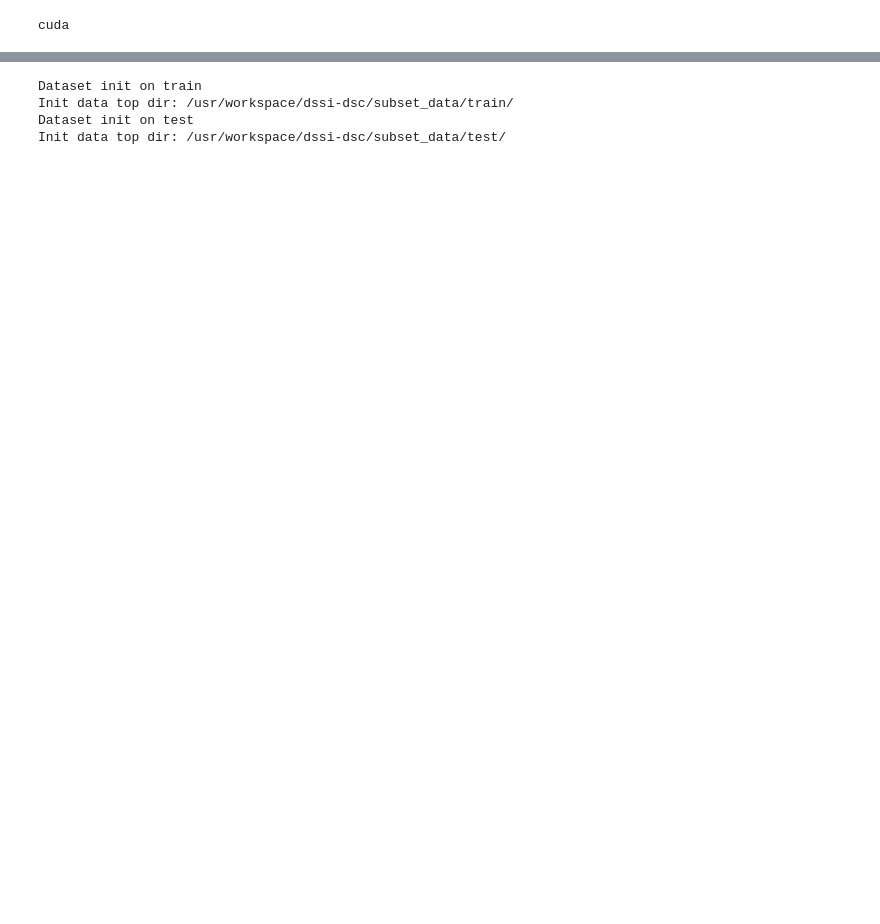
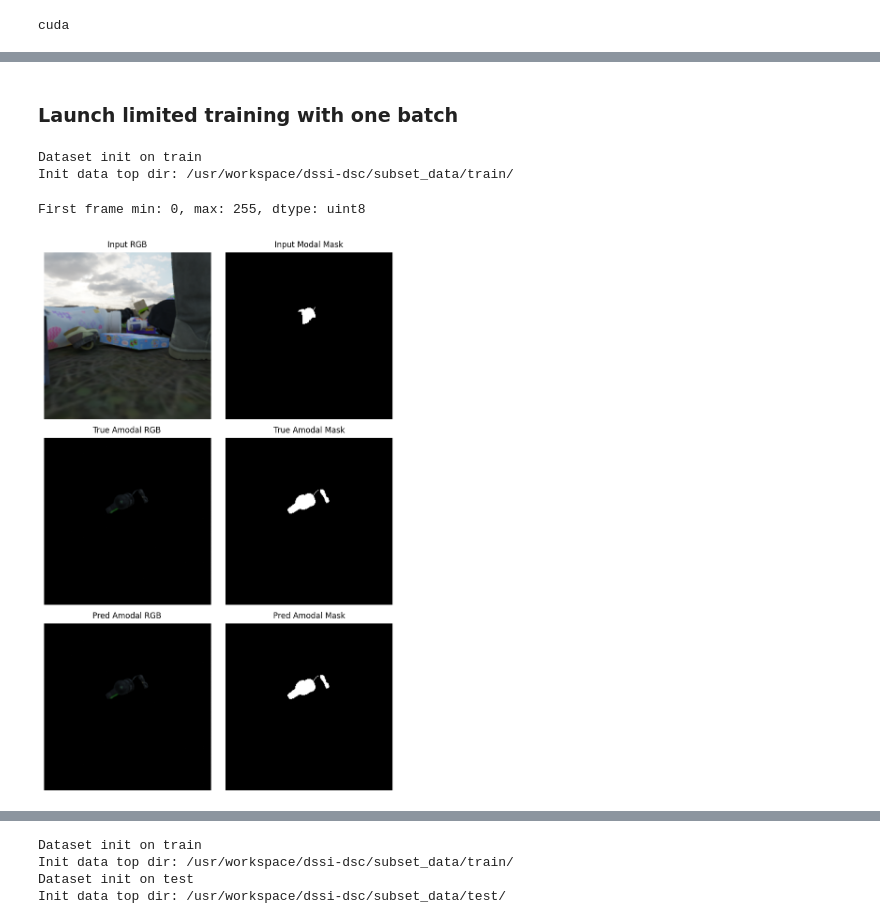
Before and after one commit to campbell108/groupj_llnl, a Jupyter notebook: notebooks/task2/task2_1_unet_lstm.ipynb, the cells around one changed output, grey strips where cells are left out. Saved outputs shown, nothing was run; the diff lists cells and outputs as text; code cells hidden in the pictures; blank space fills up the shorter version.

Commit message:
training tests for Unet+LSTM

```diff
--- a/notebooks/task2/task2_1_unet_lstm.ipynb
+++ b/notebooks/task2/task2_1_unet_lstm.ipynb
@@ -924,3 +1359,54 @@ Wed Jul 16 10:41:30 2025
 ROOT_PATH = "/Users/marcou1/Library/CloudStorage/OneDrive-LLNL/DSSI/DataSciChallenge/data"
 ROOT_PATH = "/p/lustre2/marcou1/dsc2025/dsc25_data"
 ROOT_PATH = "/usr/workspace/dssi-dsc/subset_data"
+metadata_root = "/p/lustre2/marcou1/dsc2025/groupj_llnl/dataset_metadata"
+# %% [markdown]
+### Launch limited training with one batch
+# %%
+# Arguments
+learning_rate = 1e-3 # for overfitting # 3e-4?... or 3e-5
+batch_size = 1
+mask_content_preds = True
+n_workers = 1
+n_epochs = 100
+n_frames = 8
+
+# Dataloaders
+# These are specifically for images
+# load 1 consecutive frame at a time
+train_dataset = MOVi_Dataset_SmartSelect(split = 'train',
+                             n_frames = n_frames,
+                             n_samples = 1,
+                             root=ROOT_PATH, metadata_root=metadata_root,
+                            min_modal_pixels_visible = 100,
+                                         min_occ_rate = 0.5,
+                                         max_occ_rate = 0.9,)
+train_dataloader = DataLoader(train_dataset,
+                              num_workers = n_workers,
+                              batch_size=batch_size)
+
+val_dataset = train_dataset
+val_dataloader = train_dataloader
+
+# val_dataloader = train_dataloader
+# %% [output]
+Dataset init on train
+Init data top dir: /usr/workspace/dssi-dsc/subset_data/train/
+# %%
+sample = next(iter(train_dataset))
+# %%
+grid_tensors = make_comparison_grid(
+    scene_rgb=sample['frames'], scene_modal_mask=sample['modal_masks'],
+    gt_amodal_rgb=sample['amodal_content'], gt_amodal_mask=sample['amodal_masks'],
+    pred_amodal_rgb=sample['amodal_content'], pred_amodal_mask=sample['amodal_masks'],
+    n_frames=8)
+# %%
+metadata = sample['metadata']
+outpath = f"/p/lustre2/marcou1/dsc2025/test_videos/test_sample_{metadata['scene_id']}_{metadata['cam_id']}_obj{metadata['obj_id']}.gif"
+make_grid_video_with_titles(grid_tensors,
+                            nrows=3, ncols=2,
+                            interval=200,
+                            save_path=outpath, title_fontsize=12)
+# %% [output]
+First frame min: 0, max: 255, dtype: uint8
+[figure, added]
```
Also changed, not shown: parts of 50 cells of this notebook, 4 other files.
